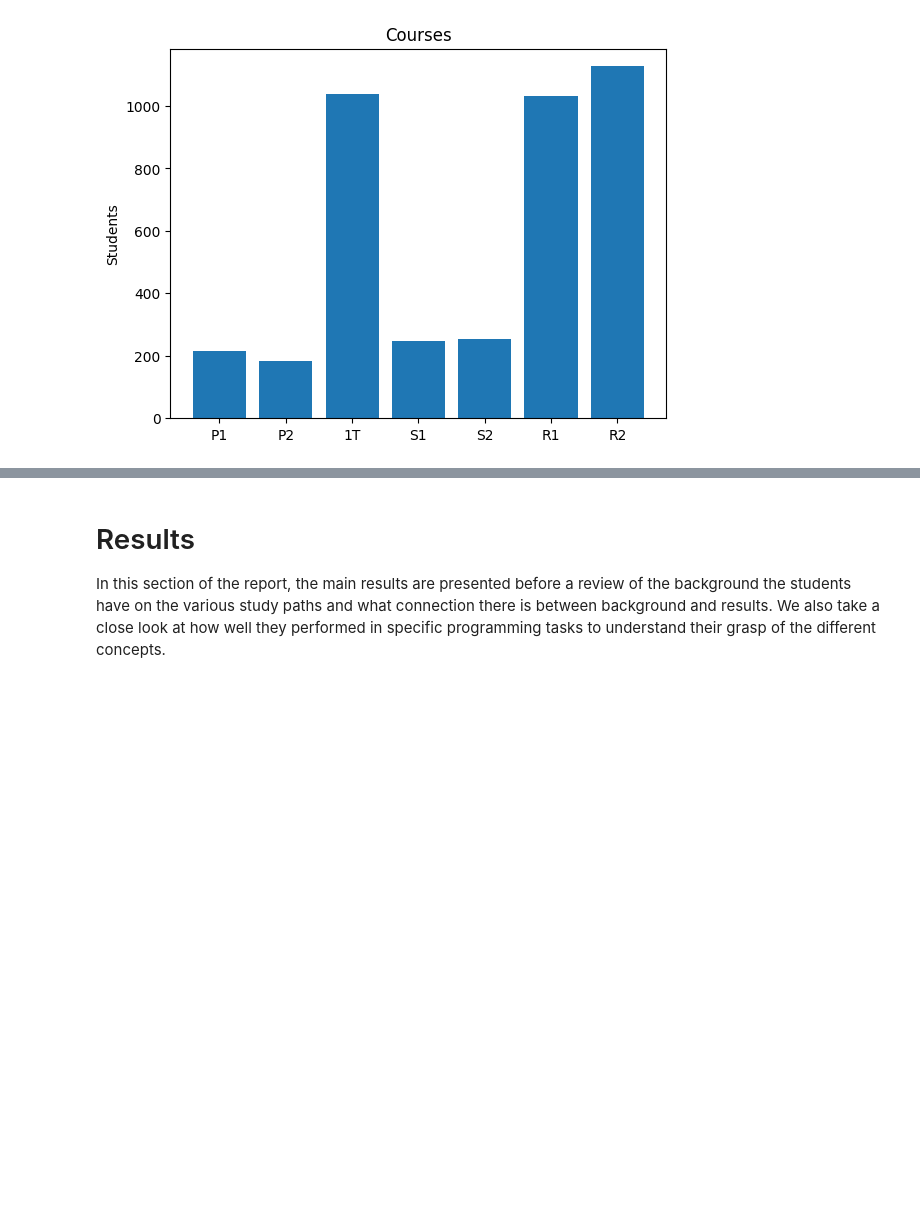
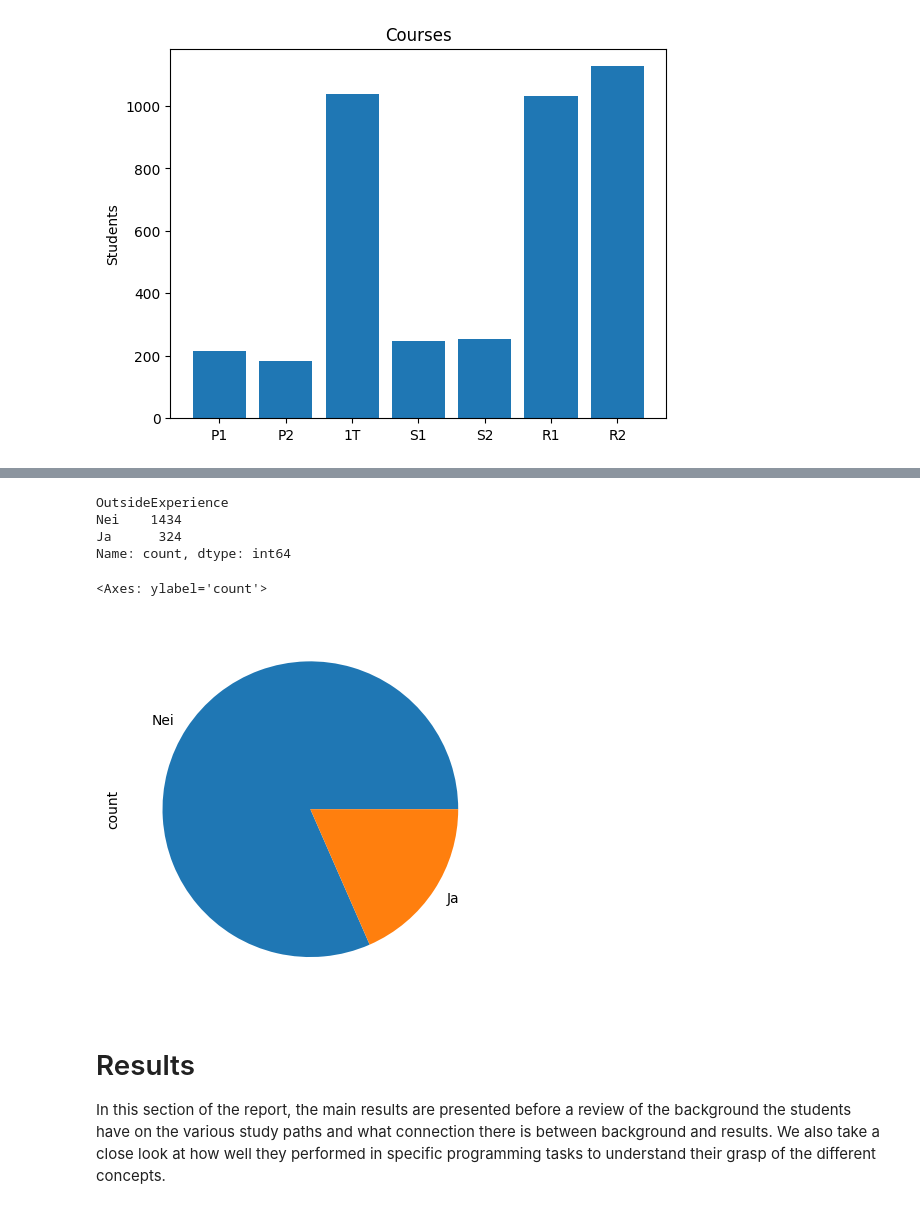
Before and after one commit to SondreBolland/Nasjonal_Forkunnskapstest_i_Programmering, a Jupyter notebook: Dynamic Report.ipynb, the cells around one changed output, grey strips where cells are left out. Cells and saved outputs as stored; diff of their text form; code cells hidden in the pictures; blank space fills up the shorter version.

```diff
--- a/Dynamic Report.ipynb
+++ b/Dynamic Report.ipynb
@@ -202,3 +205,15 @@ plt.show()
+# %%
+outside_column = "OutsideExperience"
+
+print(df[outside_column].value_counts())
+df[outside_column].value_counts().plot.pie()
+# %% [output]
+OutsideExperience
+Nei    1434
+Ja      324
+Name: count, dtype: int64
+<Axes: ylabel='count'>
+[figure, added]
 # %% [markdown]
 # Results
 In this section of the report, the main results are presented before a review of the background the students have on the various study paths and what connection there is between background and results. We also take a close look at how well they performed in specific programming tasks to understand their grasp of the different concepts.
```
Also changed, not shown: parts of 8 cells of this notebook, 1 other file.
